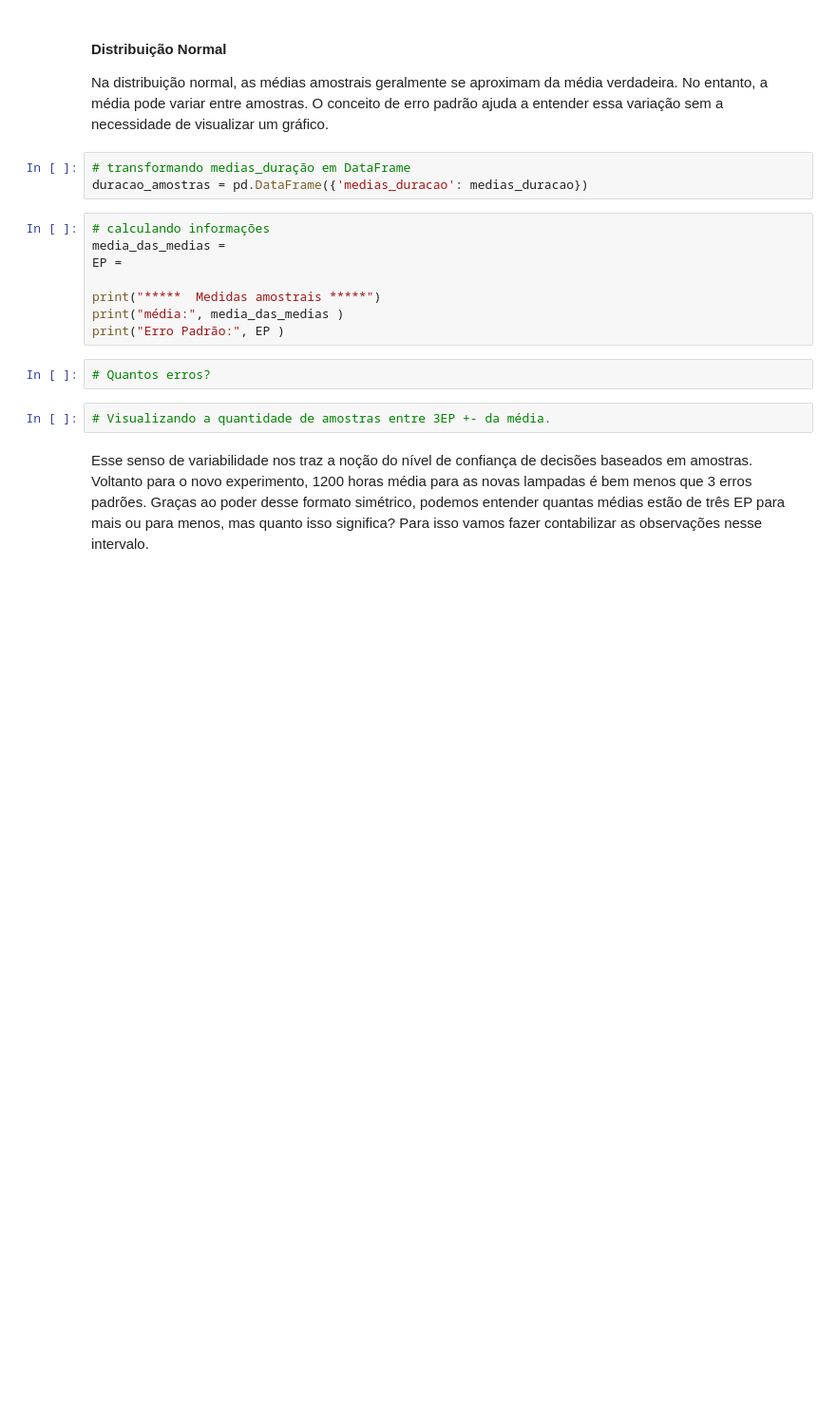
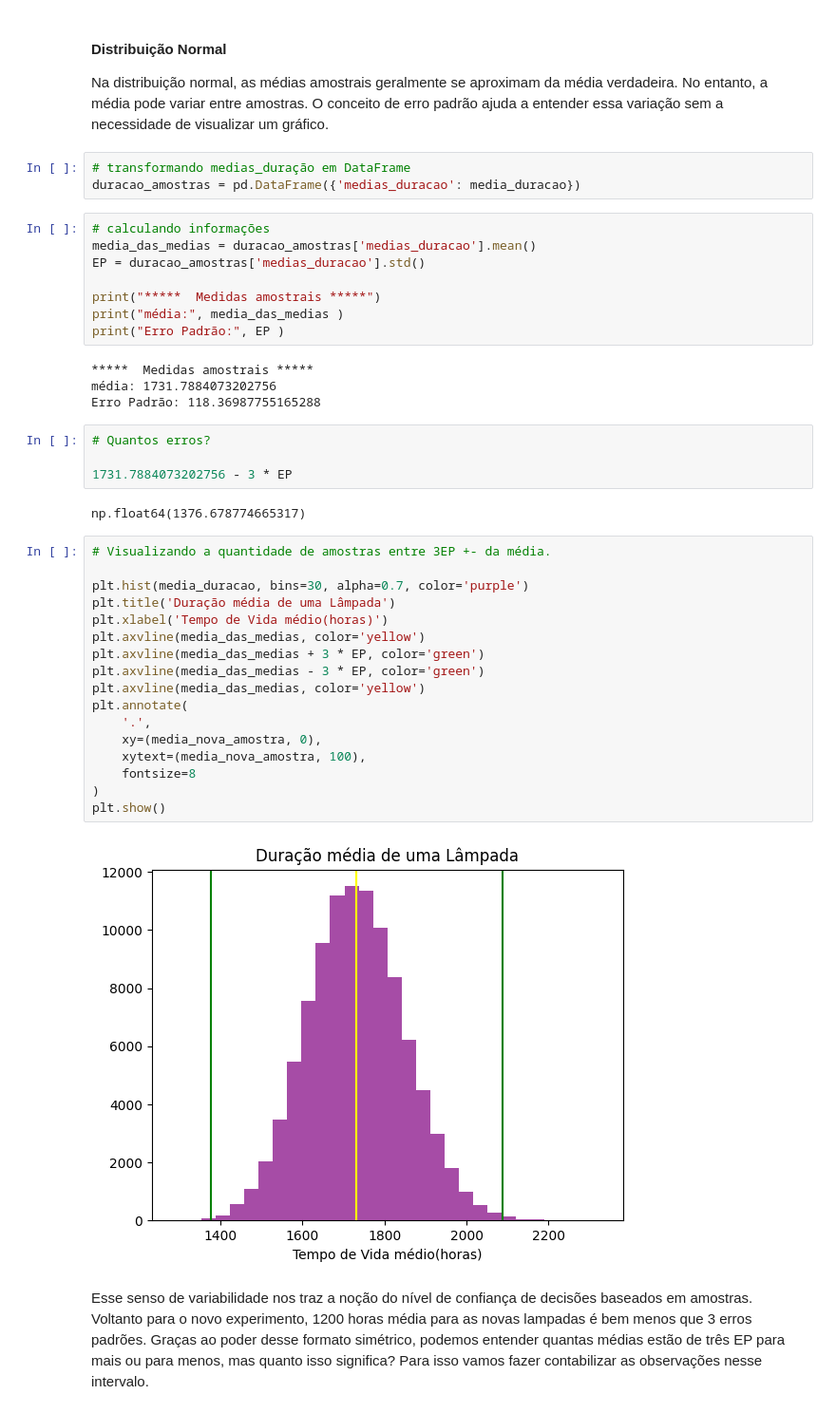
Before and after one commit to juliogazoli/alura-data-science-python-testando-hipoteses, a Jupyter notebook: [Aula_0]_Data_Science_Testes_com_Data_Science.ipynb, the cells around one changed output. Shown: that part at 95% size. Drawn from its saved outputs; the diff is of its cells as text; blank space fills up the shorter version.

```diff
--- a/[Aula_0]_Data_Science_Testes_com_Data_Science.ipynb
+++ b/[Aula_0]_Data_Science_Testes_com_Data_Science.ipynb
@@ -205,19 +211,44 @@ E para isso voltamos ao experimento das médias amostrais.
 Na distribuição normal, as médias amostrais geralmente se aproximam da média verdadeira. No entanto, a média pode variar entre amostras. O conceito de erro padrão ajuda a entender essa variação sem a necessidade de visualizar um gráfico.
 # %%
 # transformando medias_duração em DataFrame
-duracao_amostras = pd.DataFrame({'medias_duracao': medias_duracao})
+duracao_amostras = pd.DataFrame({'medias_duracao': media_duracao})
 # %%
 # calculando informações
-media_das_medias =
-EP =
+media_das_medias = duracao_amostras['medias_duracao'].mean()
+EP = duracao_amostras['medias_duracao'].std()
 
 print("*****  Medidas amostrais *****")
 print("média:", media_das_medias )
 print("Erro Padrão:", EP )
+# %% [output]
+*****  Medidas amostrais *****
+média: 1731.7884073202756
+Erro Padrão: 118.36987755165288
 # %%
 # Quantos erros?
+
+1731.7884073202756 - 3 * EP
+# %% [output]
+np.float64(1376.678774665317)
-# %%
-# Visualizando a quantidade de amostras entre 3EP +- da média.
+# %%
+# Visualizando a quantidade de amostras entre 3EP +- da média.
+
+plt.hist(media_duracao, bins=30, alpha=0.7, color='purple')
+plt.title('Duração média de uma Lâmpada')
+plt.xlabel('Tempo de Vida médio(horas)')
+plt.axvline(media_das_medias, color='yellow')
+plt.axvline(media_das_medias + 3 * EP, color='green')
+plt.axvline(media_das_medias - 3 * EP, color='green')
+plt.axvline(media_das_medias, color='yellow')
+plt.annotate(
+    '.',
+    xy=(media_nova_amostra, 0),
+    xytext=(media_nova_amostra, 100),
+    fontsize=8
+)
+plt.show()
+# %% [output]
+[figure, added]
 # %% [markdown]
 Esse senso de variabilidade nos traz a noção do nível de confiança de decisões baseados em amostras. Voltanto para o novo experimento, 1200 horas média para as novas lampadas é bem menos que 3 erros padrões. Graças ao poder desse formato simétrico, podemos entender quantas médias estão de três EP para mais ou para menos, mas quanto isso significa?
 Para isso vamos fazer contabilizar as observações nesse intervalo.
```
Also changed, not shown: parts of 5 cells of this notebook.
